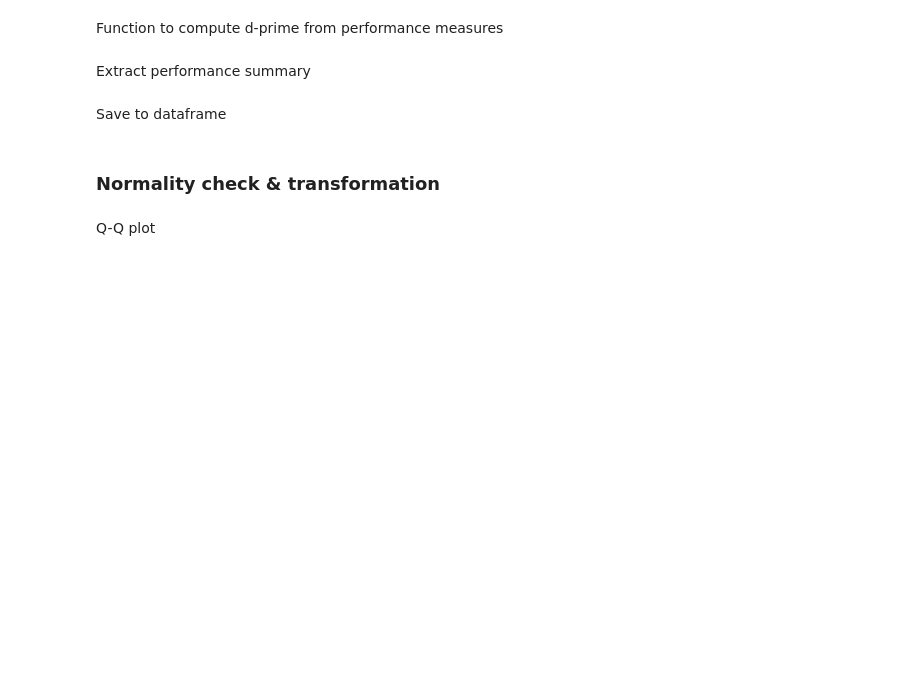
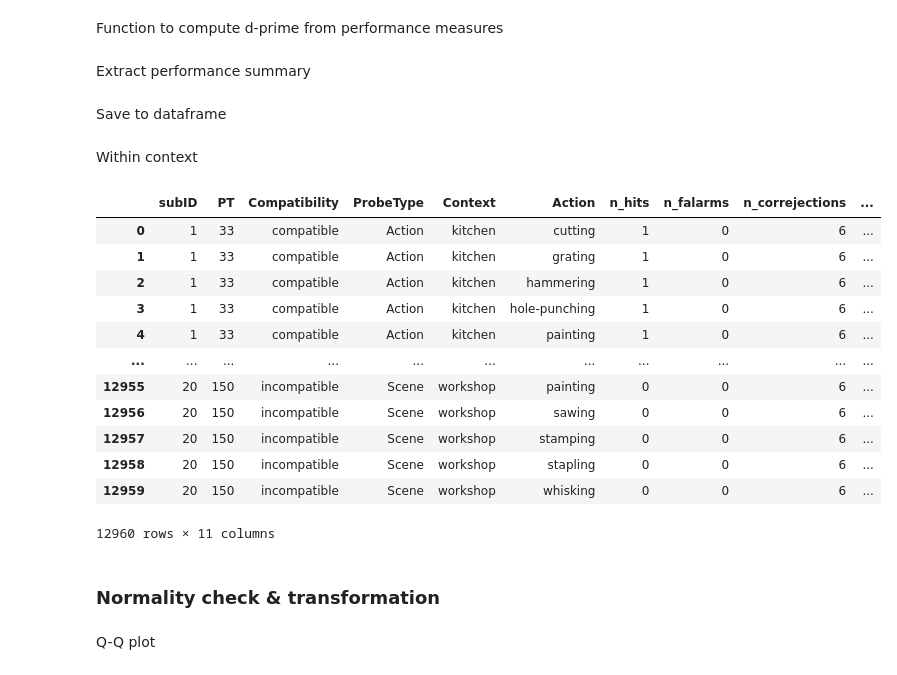
Before and after one commit to CogNeuroUR/Brief-AC, a Jupyter notebook: analysis/data_preprocessing.ipynb, the cells around one changed output. Drawn from its saved outputs; the diff is of its cells as text; code cells hidden in the pictures; blank space fills up the shorter version.

Commit message:
within-context performance extraction

```diff
--- a/analysis/data_preprocessing.ipynb
+++ b/analysis/data_preprocessing.ipynb
@@ -465,3 +465,5 @@ df_summary = pd.DataFrame(l_data,
 
 df_summary
 df_summary.to_csv('data/summary_data_cleaned-rt.csv')
+# %% [markdown]
+Within context
@@ -468,3 +562,28 @@ df_summary.to_csv('data/summary_data_cleaned-rt.csv')
+# %%
+df_summary_contact = pd.DataFrame(l_data,
+                          columns=['subID', 'PT', 'Compatibility', 'ProbeType',
+                                   'Context', 'Action',
+                                   'n_hits', 'n_falarms', 'n_correjections',
+                                   'n_misses', 'dprime'])
+
+df_summary_contact
+df_summary_contact.to_csv('data/summary_data-ctxt&action_cleaned-rt.csv')
+# %%
+df_summary_contact
+# %% [output]
+|  | subID | PT | Compatibility | ProbeType | Context | Action | n_hits | n_falarms | n_correjections | ... |
+| 0 | 1 | 33 | compatible | Action | kitchen | cutting | 1 | 0 | 6 | ... |
+| 1 | 1 | 33 | compatible | Action | kitchen | grating | 1 | 0 | 6 | ... |
+| 2 | 1 | 33 | compatible | Action | kitchen | hammering | 1 | 0 | 6 | ... |
+| 3 | 1 | 33 | compatible | Action | kitchen | hole-punching | 1 | 0 | 6 | ... |
+| 4 | 1 | 33 | compatible | Action | kitchen | painting | 1 | 0 | 6 | ... |
+| ... | ... | ... | ... | ... | ... | ... | ... | ... | ... | ... |
+| 12955 | 20 | 150 | incompatible | Scene | workshop | painting | 0 | 0 | 6 | ... |
+| 12956 | 20 | 150 | incompatible | Scene | workshop | sawing | 0 | 0 | 6 | ... |
+| 12957 | 20 | 150 | incompatible | Scene | workshop | stamping | 0 | 0 | 6 | ... |
+| 12958 | 20 | 150 | incompatible | Scene | workshop | stapling | 0 | 0 | 6 | ... |
+| 12959 | 20 | 150 | incompatible | Scene | workshop | whisking | 0 | 0 | 6 | ... |
+12960 rows × 11 columns
 # %% [markdown]
 ### Normality check & transformation
 # %% [markdown]
```
Also changed, not shown: parts of 7 cells of this notebook.
